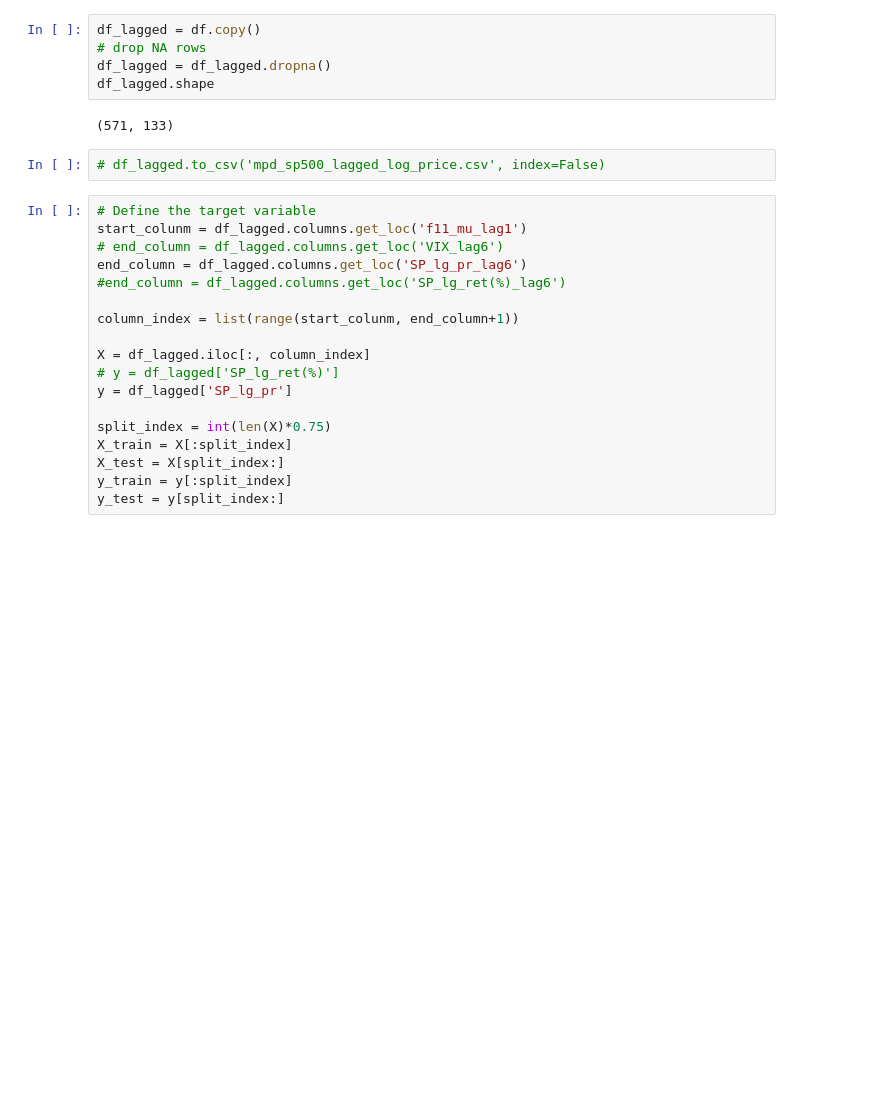
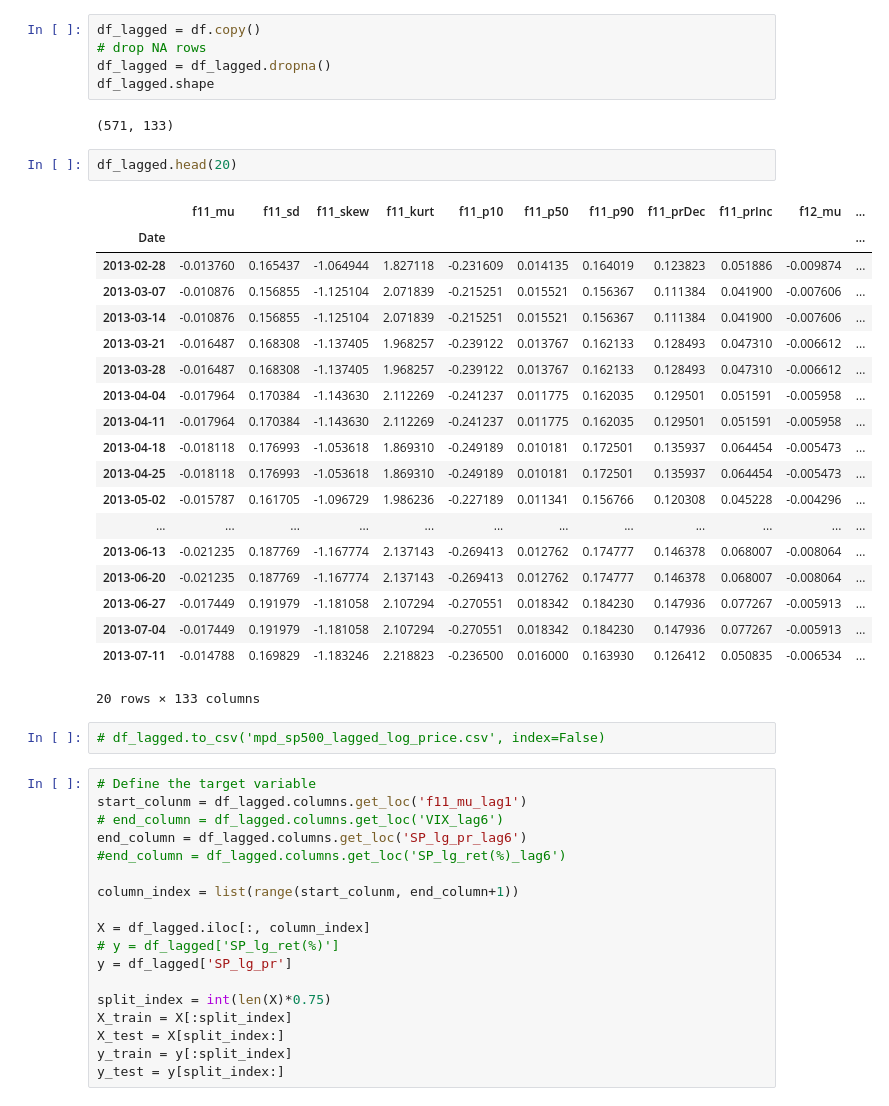
Before and after one commit to XiaozheZhangLehigh/2023-IAQR-BU-MSMFT, a Jupyter notebook: 4.RegressionsSP_Return.ipynb, the cells around one changed output. Cells and saved outputs as stored; diff of their text form; blank space fills up the shorter version.

```diff
--- a/4.RegressionsSP_Return.ipynb
+++ b/4.RegressionsSP_Return.ipynb
@@ -87,6 +87,28 @@ df_lagged = df_lagged.dropna()
 df_lagged.shape
 # %% [output]
 (571, 133)
+# %%
+df_lagged.head(20)
+# %% [output]
+|  | f11_mu | f11_sd | f11_skew | f11_kurt | f11_p10 | f11_p50 | f11_p90 | f11_prDec | f11_prInc | f12_mu | ... |
+| Date |  |  |  |  |  |  |  |  |  |  | ... |
+| 2013-02-28 | -0.013760 | 0.165437 | -1.064944 | 1.827118 | -0.231609 | 0.014135 | 0.164019 | 0.123823 | 0.051886 | -0.009874 | ... |
+| 2013-03-07 | -0.010876 | 0.156855 | -1.125104 | 2.071839 | -0.215251 | 0.015521 | 0.156367 | 0.111384 | 0.041900 | -0.007606 | ... |
+| 2013-03-14 | -0.010876 | 0.156855 | -1.125104 | 2.071839 | -0.215251 | 0.015521 | 0.156367 | 0.111384 | 0.041900 | -0.007606 | ... |
+| 2013-03-21 | -0.016487 | 0.168308 | -1.137405 | 1.968257 | -0.239122 | 0.013767 | 0.162133 | 0.128493 | 0.047310 | -0.006612 | ... |
+| 2013-03-28 | -0.016487 | 0.168308 | -1.137405 | 1.968257 | -0.239122 | 0.013767 | 0.162133 | 0.128493 | 0.047310 | -0.006612 | ... |
+| 2013-04-04 | -0.017964 | 0.170384 | -1.143630 | 2.112269 | -0.241237 | 0.011775 | 0.162035 | 0.129501 | 0.051591 | -0.005958 | ... |
+| 2013-04-11 | -0.017964 | 0.170384 | -1.143630 | 2.112269 | -0.241237 | 0.011775 | 0.162035 | 0.129501 | 0.051591 | -0.005958 | ... |
+| 2013-04-18 | -0.018118 | 0.176993 | -1.053618 | 1.869310 | -0.249189 | 0.010181 | 0.172501 | 0.135937 | 0.064454 | -0.005473 | ... |
+| 2013-04-25 | -0.018118 | 0.176993 | -1.053618 | 1.869310 | -0.249189 | 0.010181 | 0.172501 | 0.135937 | 0.064454 | -0.005473 | ... |
+| 2013-05-02 | -0.015787 | 0.161705 | -1.096729 | 1.986236 | -0.227189 | 0.011341 | 0.156766 | 0.120308 | 0.045228 | -0.004296 | ... |
+| ... | ... | ... | ... | ... | ... | ... | ... | ... | ... | ... | ... |
+| 2013-06-13 | -0.021235 | 0.187769 | -1.167774 | 2.137143 | -0.269413 | 0.012762 | 0.174777 | 0.146378 | 0.068007 | -0.008064 | ... |
+| 2013-06-20 | -0.021235 | 0.187769 | -1.167774 | 2.137143 | -0.269413 | 0.012762 | 0.174777 | 0.146378 | 0.068007 | -0.008064 | ... |
+| 2013-06-27 | -0.017449 | 0.191979 | -1.181058 | 2.107294 | -0.270551 | 0.018342 | 0.184230 | 0.147936 | 0.077267 | -0.005913 | ... |
+| 2013-07-04 | -0.017449 | 0.191979 | -1.181058 | 2.107294 | -0.270551 | 0.018342 | 0.184230 | 0.147936 | 0.077267 | -0.005913 | ... |
+| 2013-07-11 | -0.014788 | 0.169829 | -1.183246 | 2.218823 | -0.236500 | 0.016000 | 0.163930 | 0.126412 | 0.050835 | -0.006534 | ... |
+20 rows × 133 columns
 # %%
 # df_lagged.to_csv('mpd_sp500_lagged_log_price.csv', index=False)
 # %%
```
Also changed, not shown: parts of 7 cells of this notebook, 3 other files.
